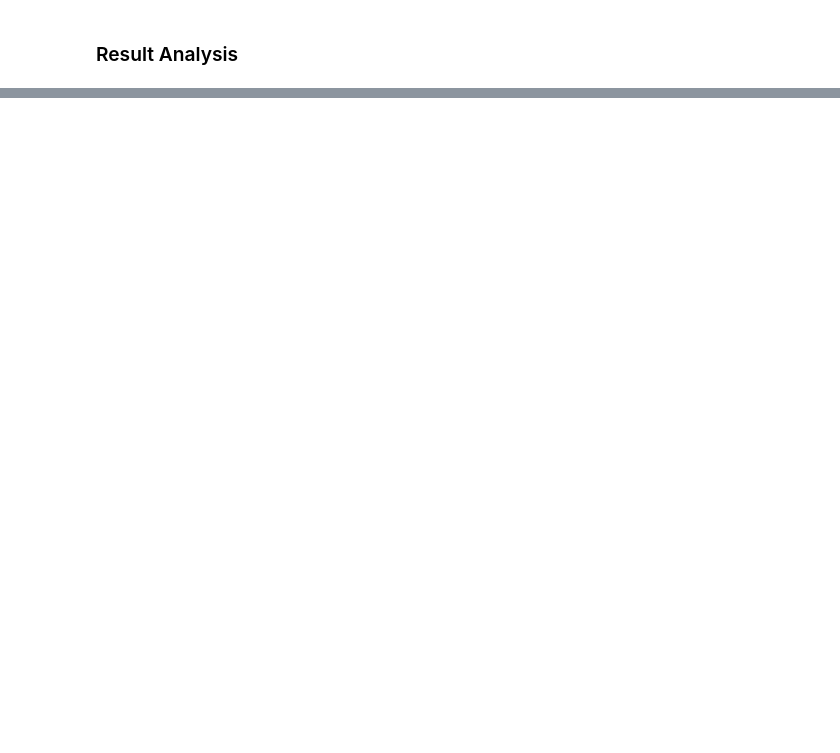
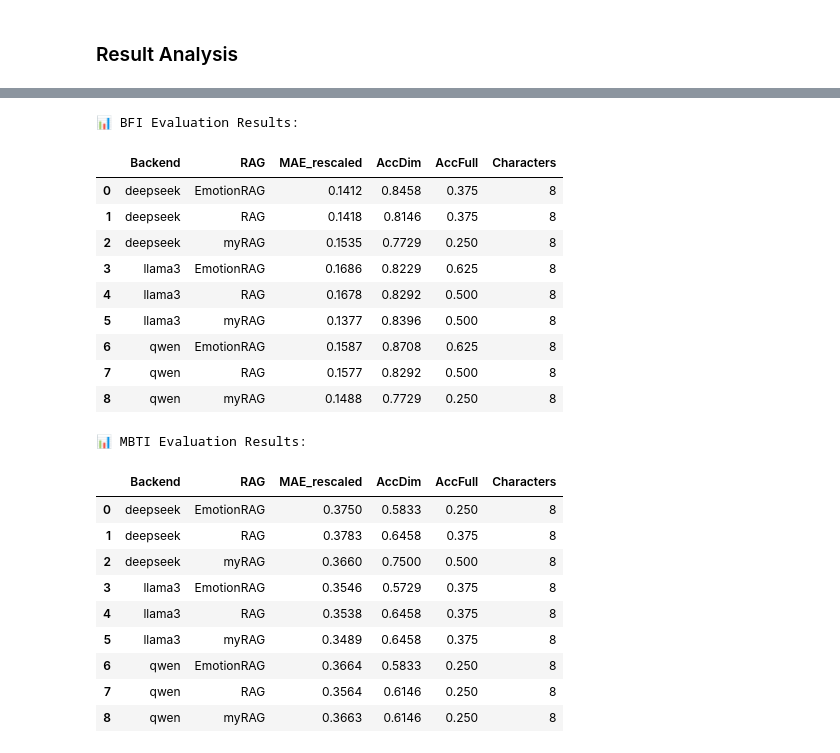
Before and after one commit to Yi-Zhang-IC/Self-Reflective-EmotionRAG, a Jupyter notebook: evaluation/rate_personality.ipynb, the cells around one changed output, grey strips where cells are left out. Cells and saved outputs as stored; diff of their text form; code cells hidden in the pictures; blank space fills up the shorter version.

```diff
--- a/evaluation/rate_personality.ipynb
+++ b/evaluation/rate_personality.ipynb
@@ -838,0 +945,3 @@ Acc_full: 0.0
+# %%
+with open("characters_labels.json", "r", encoding="utf-8") as f:
+    character_labels = json.load(f)["annotation"]
@@ -838,0 +1039,10 @@ Acc_full: 0.0
+# %%
+final_mbti_summary = aggregate_mbti_evaluations()
+
+# Print
+import pprint
+pprint.pprint(final_mbti_summary)
+
+# Save
+with open("mbti_measured_alignment_summary.json", "w", encoding="utf-8") as f:
+    json.dump(final_mbti_summary, f, indent=2)
@@ -838,0 +1067,53 @@ Acc_full: 0.0
+# %%
+def results_to_table(results_dict):
+    rows = []
+    for backend, rag_data in results_dict.items():
+        for rag, metrics in rag_data.items():
+            row = {
+                "Backend": backend,
+                "RAG": rag,
+                "MAE_rescaled": metrics["MAE_rescaled"],
+                "AccDim": metrics["AccDim"],
+                "AccFull": metrics["AccFull"],
+                "Characters": metrics["characters"]
+            }
+            rows.append(row)
+    return rows
+
+    # Assuming you already have these from previous code blocks
+bfi_table = results_to_table(final_summary)            # from aggregate_evaluations()
+mbti_table = results_to_table(final_mbti_summary)      # from aggregate_mbti_evaluations()
+# %%
+import pandas as pd
+
+bfi_df = pd.DataFrame(bfi_table)
+mbti_df = pd.DataFrame(mbti_table)
+
+print("📊 BFI Evaluation Results:")
+display(bfi_df.sort_values(by=["Backend", "RAG"]).reset_index(drop=True))
+
+print("\n📊 MBTI Evaluation Results:")
+display(mbti_df.sort_values(by=["Backend", "RAG"]).reset_index(drop=True))
+# %% [output]
+📊 BFI Evaluation Results:
+|  | Backend | RAG | MAE_rescaled | AccDim | AccFull | Characters |
+| 0 | deepseek | EmotionRAG | 0.1412 | 0.8458 | 0.375 | 8 |
+| 1 | deepseek | RAG | 0.1418 | 0.8146 | 0.375 | 8 |
+| 2 | deepseek | myRAG | 0.1535 | 0.7729 | 0.250 | 8 |
+| 3 | llama3 | EmotionRAG | 0.1686 | 0.8229 | 0.625 | 8 |
+| 4 | llama3 | RAG | 0.1678 | 0.8292 | 0.500 | 8 |
+| 5 | llama3 | myRAG | 0.1377 | 0.8396 | 0.500 | 8 |
+| 6 | qwen | EmotionRAG | 0.1587 | 0.8708 | 0.625 | 8 |
+| 7 | qwen | RAG | 0.1577 | 0.8292 | 0.500 | 8 |
+| 8 | qwen | myRAG | 0.1488 | 0.7729 | 0.250 | 8 |
+📊 MBTI Evaluation Results:
+|  | Backend | RAG | MAE_rescaled | AccDim | AccFull | Characters |
+| 0 | deepseek | EmotionRAG | 0.3750 | 0.5833 | 0.250 | 8 |
+| 1 | deepseek | RAG | 0.3783 | 0.6458 | 0.375 | 8 |
+| 2 | deepseek | myRAG | 0.3660 | 0.7500 | 0.500 | 8 |
+| 3 | llama3 | EmotionRAG | 0.3546 | 0.5729 | 0.375 | 8 |
+| 4 | llama3 | RAG | 0.3538 | 0.6458 | 0.375 | 8 |
+| 5 | llama3 | myRAG | 0.3489 | 0.6458 | 0.375 | 8 |
+| 6 | qwen | EmotionRAG | 0.3664 | 0.5833 | 0.250 | 8 |
+| 7 | qwen | RAG | 0.3564 | 0.6146 | 0.250 | 8 |
+| 8 | qwen | myRAG | 0.3663 | 0.6146 | 0.250 | 8 |
```
Also changed, not shown: parts of 10 cells of this notebook, 1 other file.
